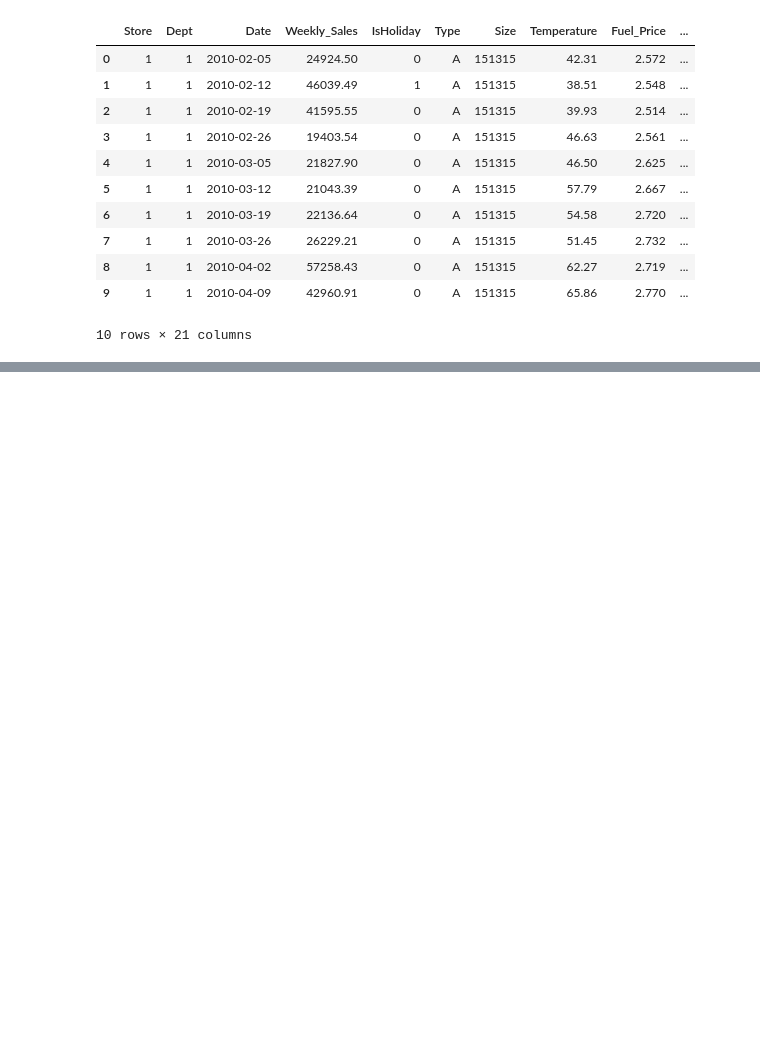
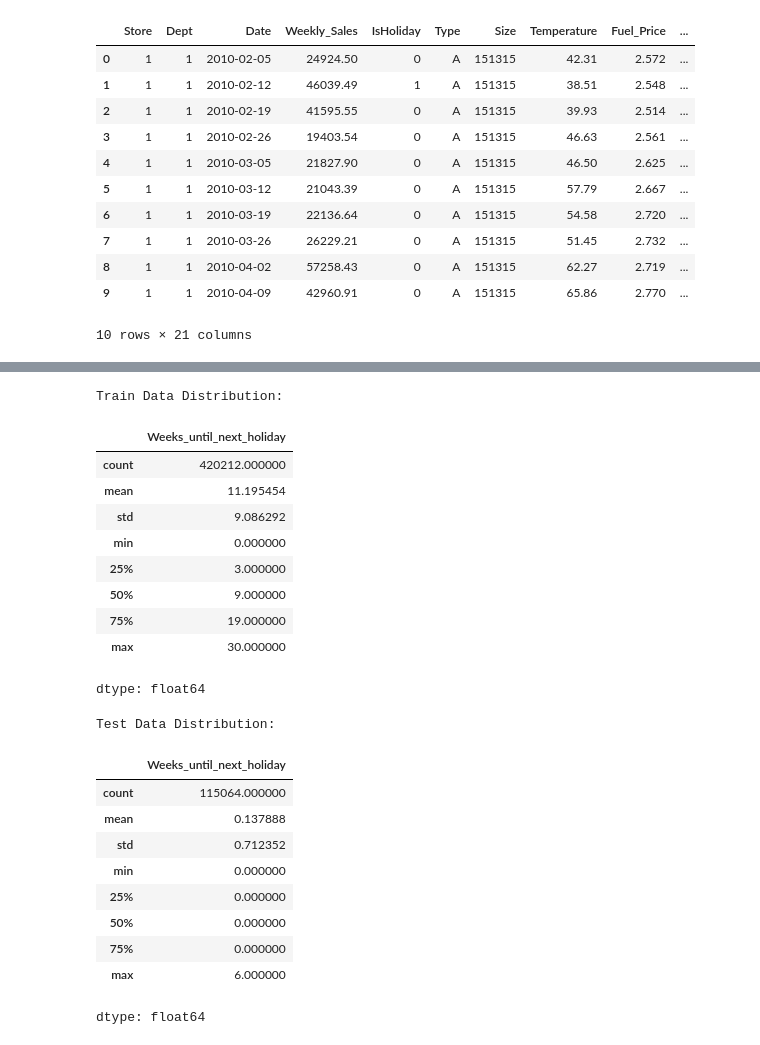
Before and after one commit to CarlTeapot/Walmart-Recruiting, a Jupyter notebook: data_exploration.ipynb, the cells around one changed output, grey strips where cells are left out. Drawn from its saved outputs; the diff is of its cells as text; code cells hidden in the pictures; blank space fills up the shorter version.

```diff
--- a/data_exploration.ipynb
+++ b/data_exploration.ipynb
@@ -459,9 +460,6 @@ def get_season(month):
 
 train_df['Season'] = train_df['Date'].dt.month.apply(get_season)
 
-season_mapping = {'Winter': 0, 'Spring': 1, 'Summer': 2, 'Fall': 3}
-train_df['Season'] = train_df['Season'].map(season_mapping)
-
 display(train_df.head())
 # %% [output]
 |  | Store | Dept | Date | Weekly_Sales | IsHoliday | Type | Size | Temperature | Fuel_Price | ... |
@@ -524,3 +533,32 @@ display(test_df.head())
+# %%
+print("Train Data Distribution:")
+display(train_df['Weeks_until_next_holiday'].describe())
+
+print("\nTest Data Distribution:")
+display(test_df['Weeks_until_next_holiday'].describe())
+# %% [output]
+Train Data Distribution:
+|  | Weeks_until_next_holiday |
+| count | 420212.000000 |
+| mean | 11.195454 |
+| std | 9.086292 |
+| min | 0.000000 |
+| 25% | 3.000000 |
+| 50% | 9.000000 |
+| 75% | 19.000000 |
+| max | 30.000000 |
+dtype: float64
+Test Data Distribution:
+|  | Weeks_until_next_holiday |
+| count | 115064.000000 |
+| mean | 0.137888 |
+| std | 0.712352 |
+| min | 0.000000 |
+| 25% | 0.000000 |
+| 50% | 0.000000 |
+| 75% | 0.000000 |
+| max | 6.000000 |
+dtype: float64
 # %%
 train_df.to_csv('clean_train_data.csv', index=False)
 test_df.to_csv('clean_test_data.csv', index=False)
```
Also changed, not shown: parts of 14 cells of this notebook.
